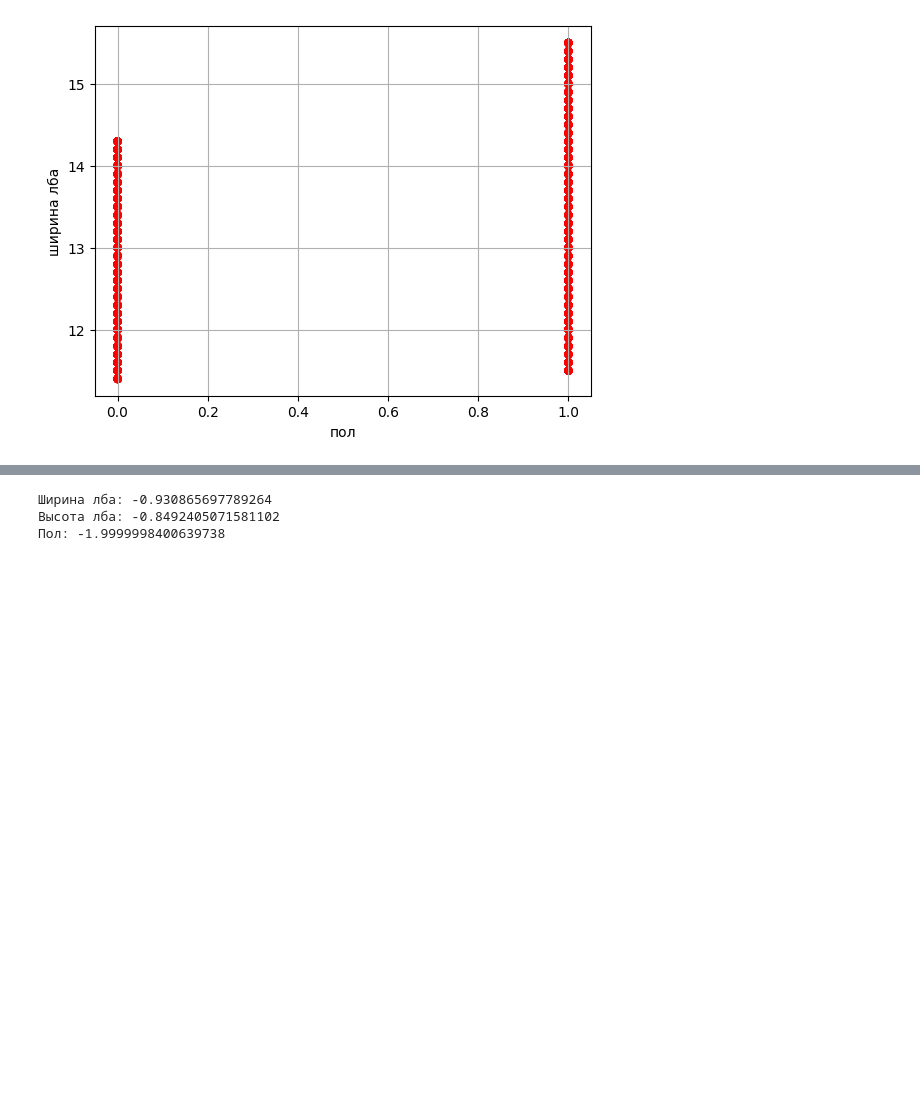
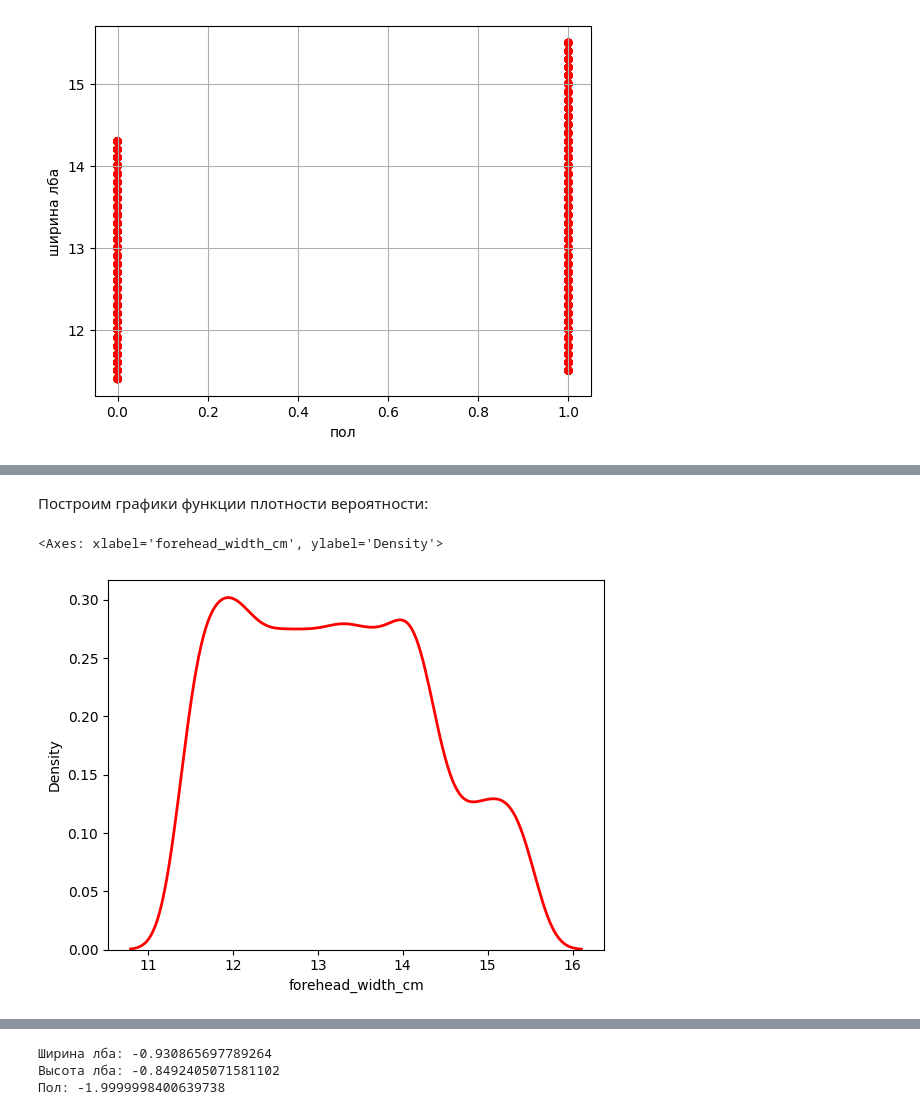
Before and after one commit to dsvishchev/education, a Jupyter notebook: descriptive_statistics.ipynb, the cells around one changed output, grey strips where cells are left out. Drawn from its saved outputs; the diff is of its cells as text; code cells hidden in the pictures; blank space fills up the shorter version.

```diff
--- a/descriptive_statistics.ipynb
+++ b/descriptive_statistics.ipynb
@@ -255,0 +350,7 @@ plt.show()
+# %% [markdown]
+Построим графики функции плотности вероятности:
+# %%
+sns.kdeplot(data=df['forehead_width_cm'], color='red', linewidth=2)
+# %% [output]
+<Axes: xlabel='forehead_width_cm', ylabel='Density'>
+[figure, added]
```
Also changed, not shown: parts of 31 cells of this notebook.
